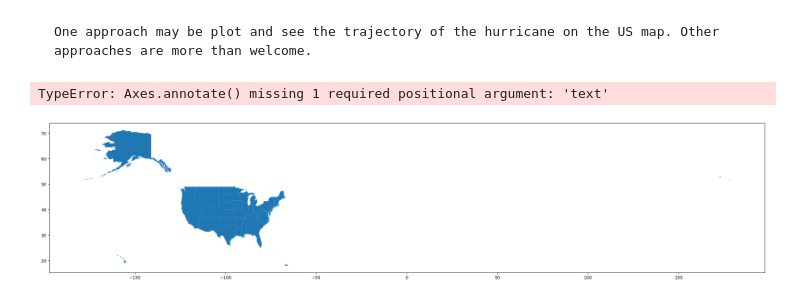
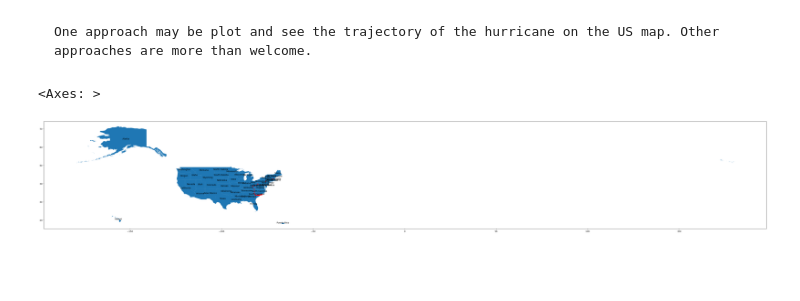
Before and after one commit to PierreHerold/2024_Intro_Python, a Jupyter notebook: IP/W3_S2.ipynb, the cells around one changed output. Drawn from its saved outputs; the diff is of its cells as text; code cells hidden in the pictures; blank space fills up the shorter version.

````diff
--- a/IP/W3_S2.ipynb
+++ b/IP/W3_S2.ipynb
@@ -248,21 +262,25 @@ Datum: World Geodetic System 1984 ensemble
 One approach may be plot and see the trajectory of the hurricane on the US map. Other approaches are more than welcome.
 ```
 # %%
+from typing_extensions import dataclass_transform
 # Plot the US states without Alaska and Hawaii, then
 #  Annotate the US states with their names, then
 # Select the hurricane trajectory points inside the US boundary with the overlay operation, then
 # Plot the hurricane trajectory inside US boundary
 df = country[country['STATE'].isin(['Alasaka','Hawaii']) == False]
-ax = df.plot(figsize=(30,20))
+ax = df.plot(figsize=(60,30))
 #  Annotate the US states with their names
-=df.apply(lambda x: ax.annotate(s=x['NAME'], xy=x.geometry.centroid.coords[0], ha='center'), axis=1)
+for idx, row in df.iterrows():
+
+   ax.annotate(text=row['NAME'], xy=row.geometry.centroid.coords[0], ha='center')
+
 # Select the hurricane trajectory points inside the US boundary with the overlay operation
-res_intersection = gdf_florence.plot(country, how='intersection')
+res_intersection = gdf_florence.overlay(country, how='intersection')
 # Plot the hurricane trajectory inside US boundary
 res_intersection.plot(ax=ax, color='red', marker="*", markersize=25)
 # %% [output]
-TypeError: Axes.annotate() missing 1 required positional argument: 'text'
+<Axes: >
-[figure, old version]
+[figure, new version]
 # %%
 #@markdown Fill in the blank code. Double-click here to reveal
 # Plot the US states without Alaska and Hawaii
````
Also changed, not shown: parts of 3 cells of this notebook.
